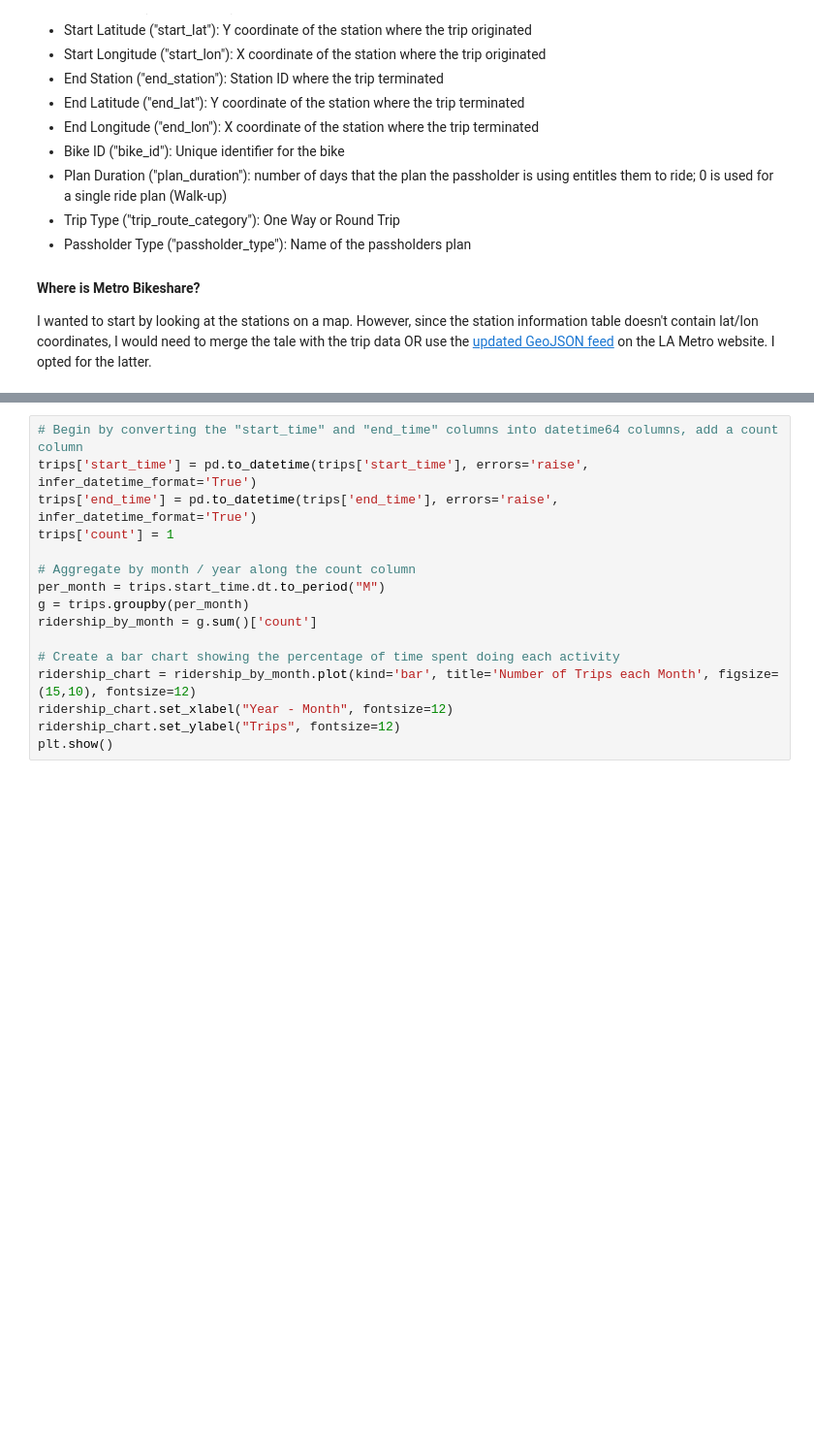
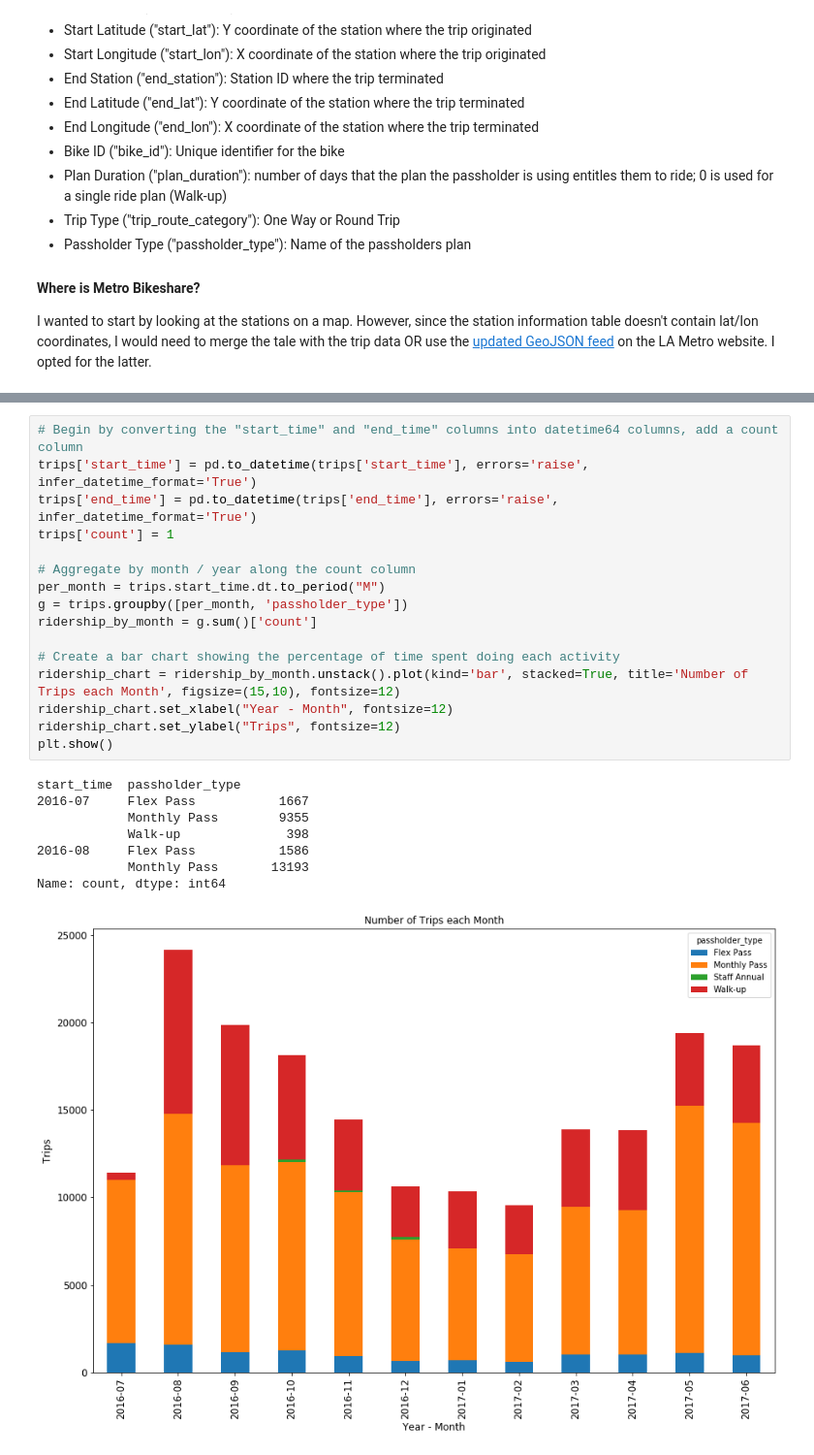
Before and after one commit to black-tea/la_bikeshare, a Jupyter notebook: LABikeshareAnalysis.ipynb, the cells around one changed output, grey strips where cells are left out. Shown: that part at 97% size. Cells and saved outputs as stored; diff of their text form; blank space fills up the shorter version.

```diff
--- a/LABikeshareAnalysis.ipynb
+++ b/LABikeshareAnalysis.ipynb
@@ -101,17 +97,26 @@ stations.head()
 # %%
 # Begin by converting the "start_time" and "end_time" columns into datetime64 columns, add a count column
 trips['start_time'] = pd.to_datetime(trips['start_time'], errors='raise', infer_datetime_format='True')
 trips['end_time'] = pd.to_datetime(trips['end_time'], errors='raise', infer_datetime_format='True')
 trips['count'] = 1
 
 # Aggregate by month / year along the count column
 per_month = trips.start_time.dt.to_period("M")
-g = trips.groupby(per_month)
+g = trips.groupby([per_month, 'passholder_type'])
 ridership_by_month = g.sum()['count']
 
 # Create a bar chart showing the percentage of time spent doing each activity
-ridership_chart = ridership_by_month.plot(kind='bar', title='Number of Trips each Month', figsize=(15,10), fontsize=12)
+ridership_chart = ridership_by_month.unstack().plot(kind='bar', stacked=True, title='Number of Trips each Month', figsize=(15,10), fontsize=12)
 ridership_chart.set_xlabel("Year - Month", fontsize=12)
 ridership_chart.set_ylabel("Trips", fontsize=12)
 plt.show()
+# %% [output]
+start_time  passholder_type
+2016-07     Flex Pass           1667
+            Monthly Pass        9355
+            Walk-up              398
+2016-08     Flex Pass           1586
+            Monthly Pass       13193
+Name: count, dtype: int64
+[figure, added]
 # %% [markdown]
```
Also changed, not shown: parts of 10 cells of this notebook.
